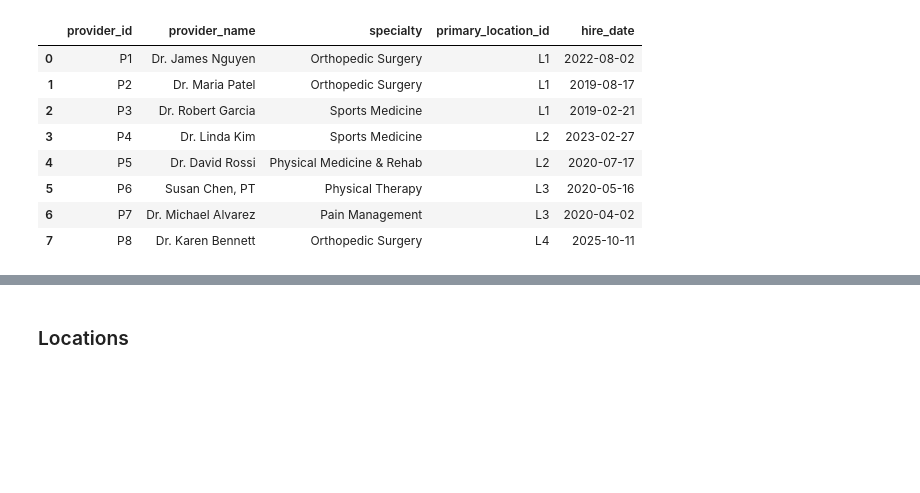
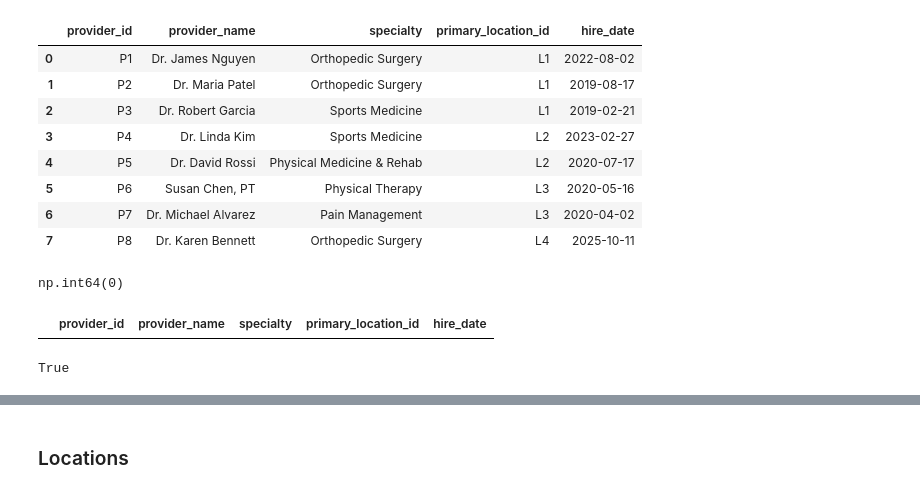
Before and after one commit to imtimtam/ortho-dashboard, a Jupyter notebook: notebook/data_cleaning.ipynb, the cells around one changed output, grey strips where cells are left out. Cells and saved outputs as stored; diff of their text form; code cells hidden in the pictures; blank space fills up the shorter version.

Commit message:
feat: add other validations (mainly provider and location)

```diff
--- a/notebook/data_cleaning.ipynb
+++ b/notebook/data_cleaning.ipynb
@@ -324,3 +328,16 @@ providers_df
 | 7 | P8 | Dr. Karen Bennett | Orthopedic Surgery | L4 | 2025-10-11 |
 # %%
 providers_df['hire_date'] = pd.to_datetime(providers_df['hire_date'], errors='coerce', format='%Y-%m-%d')
+# %%
+providers_df['hire_date'].isna().sum()
+# %% [output]
+np.int64(0)
+# %%
+invalid_location_mask = ~providers_df['primary_location_id'].isin(set(locations_df['location_id']))
+providers_df[invalid_location_mask]
+# %% [output]
+|  | provider_id | provider_name | specialty | primary_location_id | hire_date |
+# %%
+providers_df['provider_id'].nunique() == len(providers_df)
+# %% [output]
+True
```
Also changed, not shown: parts of 4 cells of this notebook.
